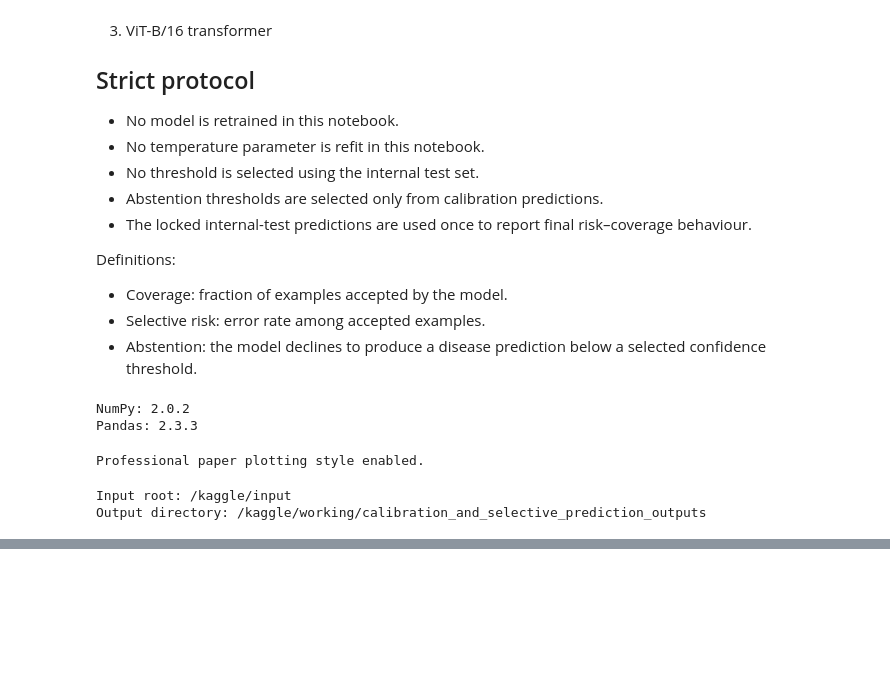
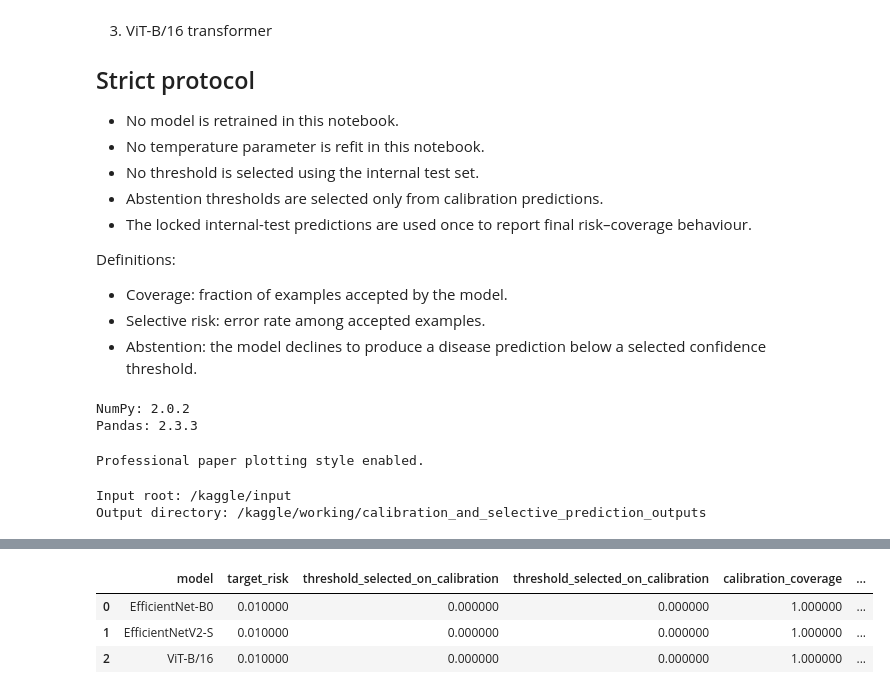
Before and after one commit to prajwal816/Crop-Disease-Detection, a Jupyter notebook: 08_calibration_and_selective_prediction.ipynb, the cells around one changed output, grey strips where cells are left out. Drawn from its saved outputs; the diff is of its cells as text; code cells hidden in the pictures; blank space fills up the shorter version.

Commit message:
Kaggle Notebook | 08_calibration_and_selective_prediction | Version 1

```diff
--- a/08_calibration_and_selective_prediction.ipynb
+++ b/08_calibration_and_selective_prediction.ipynb
@@ -188,10 +195,8 @@ BASELINE_CALIBRATION_PATH = find_file_by_name(
 
 # Baseline test predictions from Notebook 04.
 # The code below searches likely filenames. Set manually if needed.
-BASELINE_TEST_PATH = (
-    find_file_by_name("test_predictions_uncalibrated.csv")
-    or find_file_by_name("main19_test_predictions_uncalibrated.csv")
-    or find_file_by_name("test_predictions.csv")
+BASELINE_TEST_PATH = find_file_by_name(
+    "test_predictions_uncalibrated_and_calibrated.csv"
 )
 
 # Proposed CNN calibration predictions from Notebook 05.
@@ -1209,0 +1243,84 @@ print("Saved:", threshold_transfer_path)
+# %%
+threshold_transfer_df = thresholds_df.merge(
+    test_selective_df,
+    left_on=[
+        "model",
+        "selected_threshold"
+    ],
+    right_on=[
+        "model",
+        "threshold_selected_on_calibration"
+    ],
+    how="left",
+    validate="one_to_one"
+)
+
+# Keep one threshold column with a clear calibration-selection name.
+threshold_transfer_df = threshold_transfer_df.rename(
+    columns={
+        "selected_threshold": "threshold_selected_on_calibration"
+    }
+)
+
+# The right-side duplicate is no longer needed after the merge.
+duplicate_threshold_columns = [
+    column
+    for column in threshold_transfer_df.columns
+    if column == "threshold_selected_on_calibration_y"
+]
+
+if duplicate_threshold_columns:
+    threshold_transfer_df = threshold_transfer_df.drop(
+        columns=duplicate_threshold_columns
+    )
+
+# Rename the left-side merge output if Pandas added a suffix.
+if "threshold_selected_on_calibration_x" in threshold_transfer_df.columns:
+    threshold_transfer_df = threshold_transfer_df.rename(
+        columns={
+            "threshold_selected_on_calibration_x":
+            "threshold_selected_on_calibration"
+        }
+    )
+
+desired_columns = [
+    "model",
+    "target_risk",
+    "threshold_selected_on_calibration",
+    "calibration_coverage",
+    "calibration_risk",
+    "test_coverage",
+    "test_selective_risk",
+    "test_selective_accuracy",
+    "test_abstention_rate",
+    "selection_status"
+]
+
+existing_columns = [
+    column
+    for column in desired_columns
+    if column in threshold_transfer_df.columns
+]
+
+threshold_transfer_df = threshold_transfer_df[
+    existing_columns
+].copy()
+
+threshold_transfer_path = (
+    TABLE_DIR /
+    "calibration_to_test_selective_prediction_transfer.csv"
+)
+
+threshold_transfer_df.to_csv(
+    threshold_transfer_path,
+    index=False
+)
+
+display(threshold_transfer_df)
+
+print("Saved:", threshold_transfer_path)
+# %% [output]
+|  | model | target_risk | threshold_selected_on_calibration | threshold_selected_on_calibration | calibration_coverage | ... |
+| 0 | EfficientNet-B0 | 0.010000 | 0.000000 | 0.000000 | 1.000000 | ... |
+| 1 | EfficientNetV2-S | 0.010000 | 0.000000 | 0.000000 | 1.000000 | ... |
+| 2 | ViT-B/16 | 0.010000 | 0.000000 | 0.000000 | 1.000000 | ... |
```
Also changed, not shown: parts of 19 cells of this notebook.
